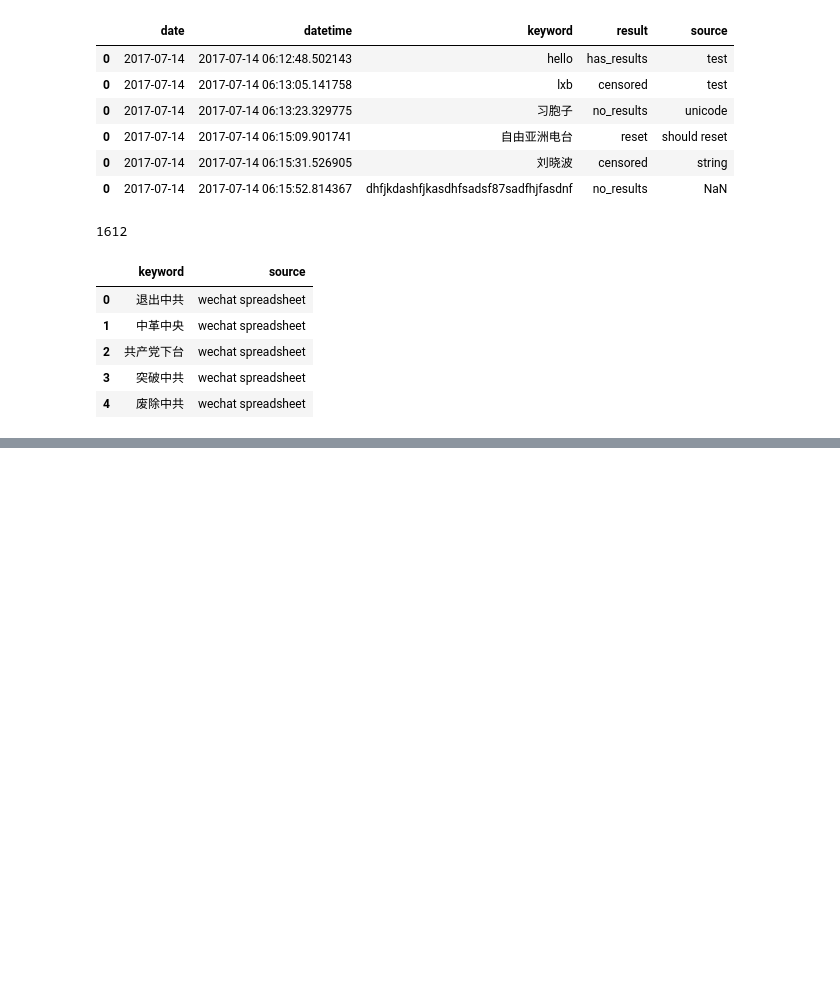
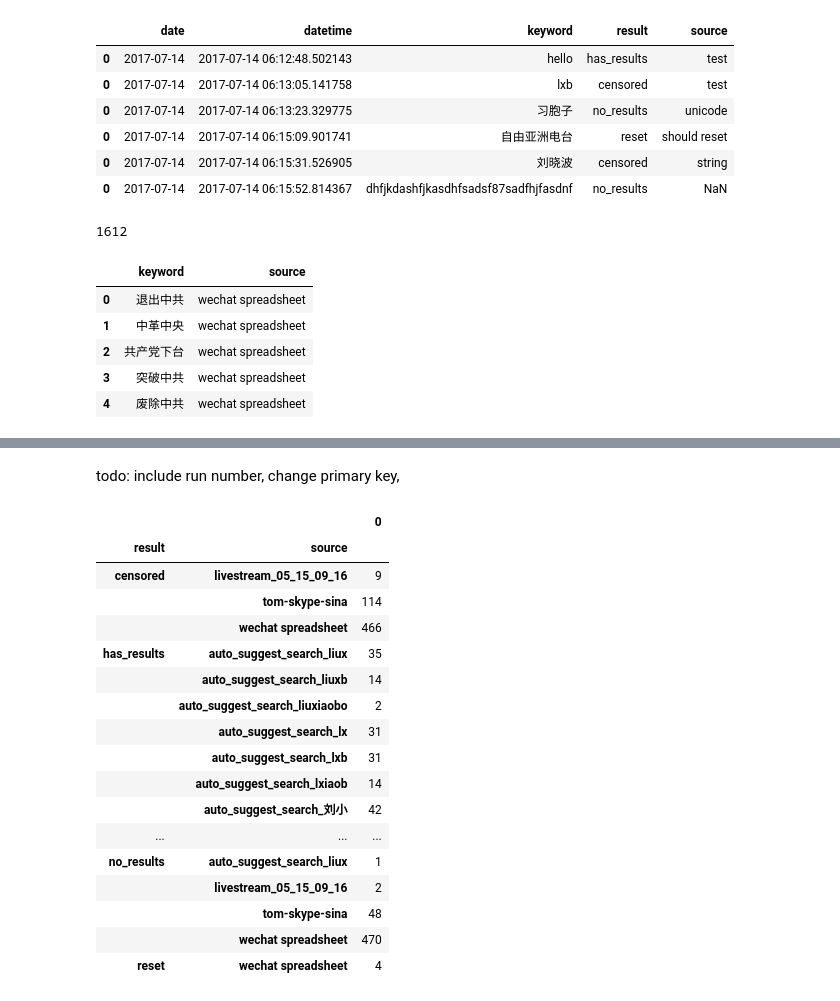
Before and after one commit to jasonqng/blocked-on-weibo, a Jupyter notebook: weibo-search-notebook.ipynb, the cells around one changed output, grey strips where cells are left out. Saved outputs shown, nothing was run; the diff lists cells and outputs as text; code cells hidden in the pictures; blank space fills up the shorter version.

```diff
--- a/weibo-search-notebook.ipynb
+++ b/weibo-search-notebook.ipynb
@@ -300,0 +418,24 @@ sample_df
+# %% [markdown]
+todo:
+     include run number, change primary key,
+# %%
+results_df.groupby(['result','source']).size().to_frame()
+# %% [output]
+|  |  | 0 |
+| result | source |  |
+| censored | livestream_05_15_09_16 | 9 |
+|  | tom-skype-sina | 114 |
+|  | wechat spreadsheet | 466 |
+| has_results | auto_suggest_search_liux | 35 |
+|  | auto_suggest_search_liuxb | 14 |
+|  | auto_suggest_search_liuxiaobo | 2 |
+|  | auto_suggest_search_lx | 31 |
+|  | auto_suggest_search_lxb | 31 |
+|  | auto_suggest_search_lxiaob | 14 |
+|  | auto_suggest_search_刘小 | 42 |
+| ... | ... | ... |
+| no_results | auto_suggest_search_liux | 1 |
+|  | livestream_05_15_09_16 | 2 |
+|  | tom-skype-sina | 48 |
+|  | wechat spreadsheet | 470 |
+| reset | wechat spreadsheet | 4 |
```
Also changed, not shown: parts of 26 cells of this notebook.
